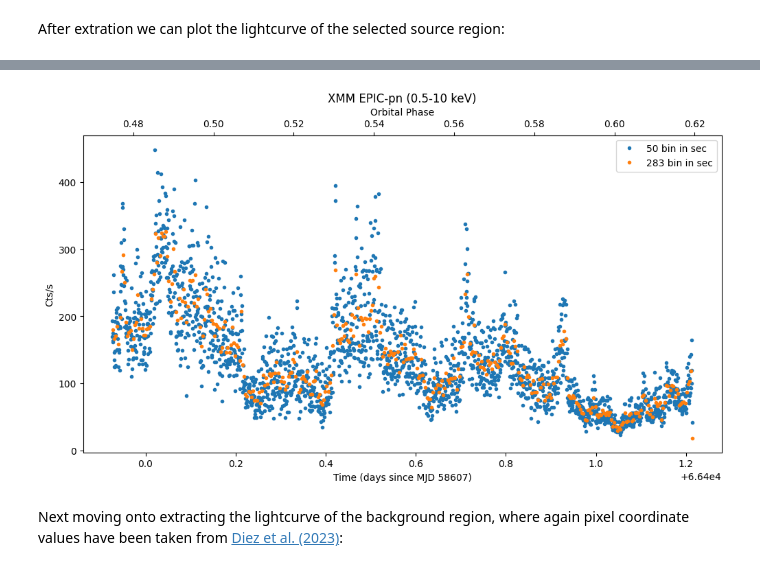
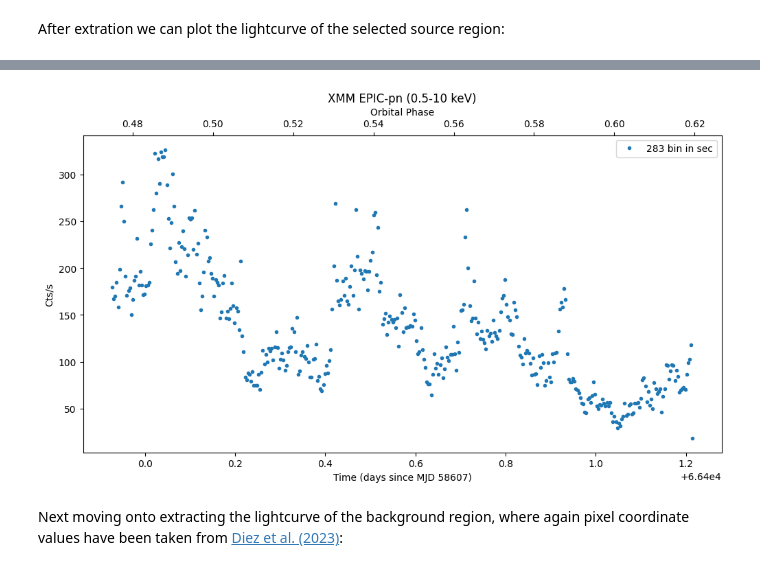
Before and after one commit to eggulbahar/XMM-SAS-Datalabs-Paper, a Jupyter notebook: ExampleProject2.ipynb, the cells around one changed output, grey strips where cells are left out. Saved outputs shown, nothing was run; the diff lists cells and outputs as text; code cells hidden in the pictures.

```diff
--- a/ExampleProject2.ipynb
+++ b/ExampleProject2.ipynb
@@ -59,7 +59,7 @@ home = os.path.expanduser('~')
 # %% [markdown]
 Create the working dircetory where all the files produced along the process can be stroed and accessed easily below. Make sure to save your files inside the `my_workspace` folder for permanent storage, as everything stored outside of this folder will be erased every time the Datalab is closed.
 # %%
-wdir=f'{home}/my_workspace/xmm_sas_datalabs/data/VelaJupyter04Dec'
+wdir=f'{home}/my_workspace/Vela-work/XMM-SAS-Datalabs-Paper/VelaX1data06Jan'
 #os.mkdir(wdir) #uncomment this line if you want to make the directory
 os.chdir(wdir)
 # %% [markdown]
@@ -608,11 +623,11 @@ def plotLCmatplotlib2(fileNames, names, T0, P_orb, threshold=None, mjd_ref=58607
 # %%
 T0 = 52974.001 * 86400  # Reference time in seconds (convert from MJD)
 P_orb = 8.9 * 86400  # Orbital period in seconds (e.g., 1 days)
-name= ["50 bin in sec", "283 bin in sec"]
-file_paths = [wdir+'/PN_source_lightcurve_raw_bin50sec.lc', wdir+'/PN_source_lightcurve_raw_bin283sec.lc']
-plotLCmatplotlib2(file_paths, name, T0, P_orb, threshold=None, mjd_ref=58607)
+name= ["283 bin in sec"]
+file_paths = [wdir+'/PN_source_lightcurve_raw_bin283sec.lc']
+plotLCmatplotlib(file_paths, name, T0, P_orb, threshold=None, mjd_ref=58607)
 # %% [output]
-[figure, old version]
+[figure, new version]
 # %% [markdown]
 Next moving onto extracting the lightcurve of the background region, where again pixel coordinate values have been taken from [Diez et al. (2023)](https://arxiv.org/pdf/2303.09631.pdf):
 # %%
```
Also changed, not shown: parts of 18 cells of this notebook, 1 other file.
